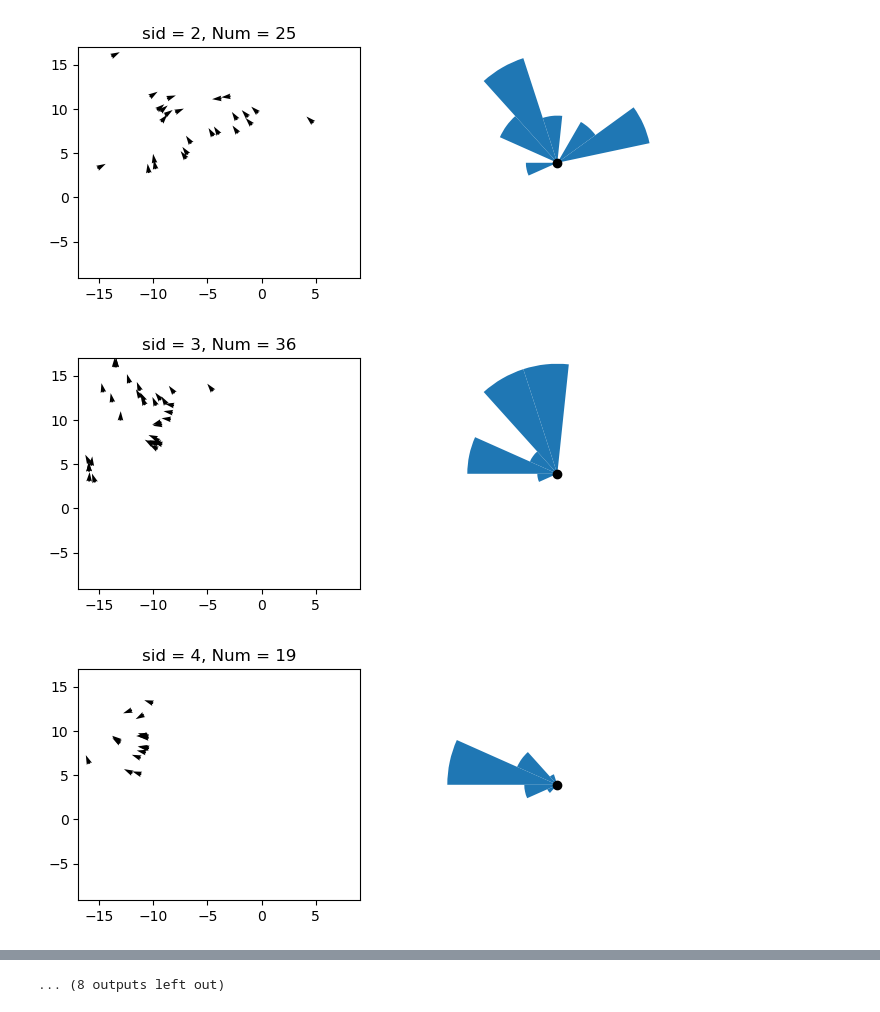
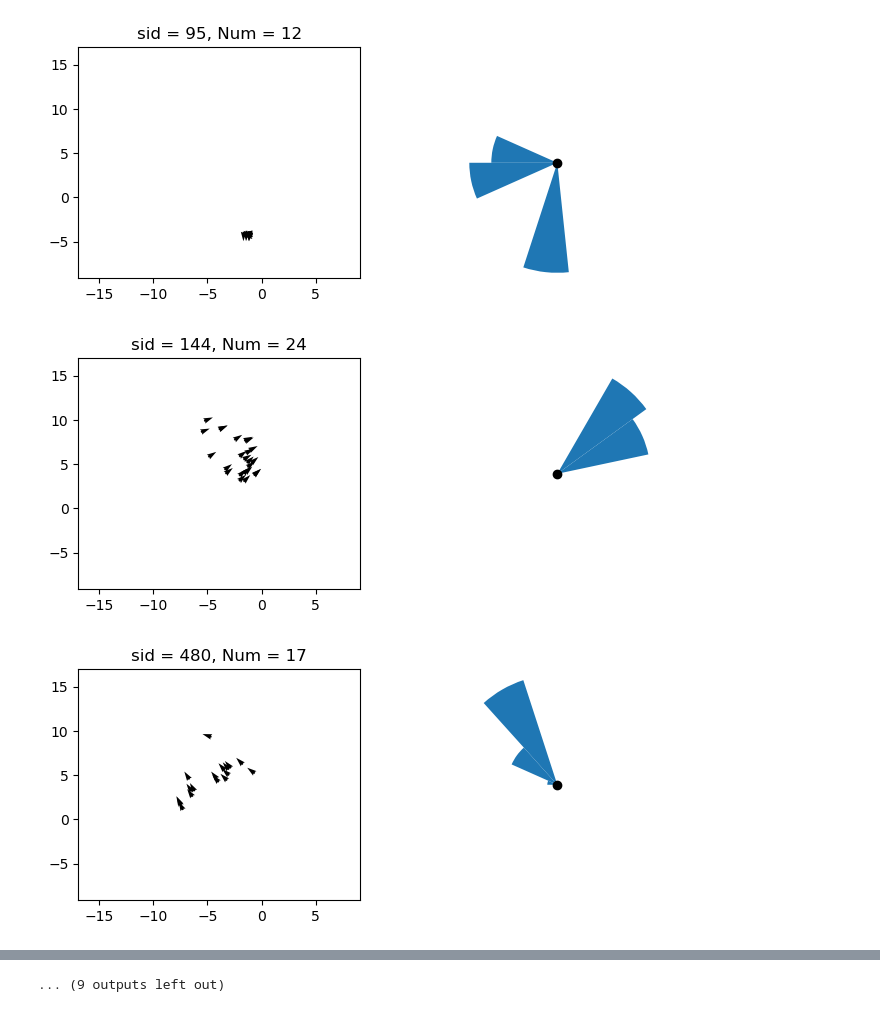
Before and after one commit to yyhhoi/HippoSLAM, a Jupyter notebook: controllers/hipposlam/UMAP_offline_state_specificity.ipynb, the cells around one changed output, grey strips where cells are left out. Drawn from its saved outputs; the diff is of its cells as text; code cells hidden in the pictures.

```diff
--- a/controllers/hipposlam/UMAP_offline_state_specificity.ipynb
+++ b/controllers/hipposlam/UMAP_offline_state_specificity.ipynb
@@ -130,11 +169,12 @@ unique_sids = np.unique(sid)
 np.random.seed(11)
 
 selected_sids = np.random.choice(len(unique_sids), 20, replace=False)
-# for sid_each in np.append(selected_sids, 0):
+
 aedges = np.linspace(-np.pi, np.pi, 16)
 axm = aedges[:-1]/ 2 + aedges[1:] / 2
 ax0_margin = 1
-for sid_each in np.arange(0, 20):
+for sid_each in np.append(selected_sids, 0):
+# for sid_each in np.arange(0, 20):
     mask = sid == sid_each
     xplot = x[mask]
     yplot = y[mask]
@@ -162,3 +202,3 @@ for sid_each in np.arange(0, 20):
-[figure, old version]
+[figure, new version]
-[figure, old version]
+[figure, new version]
-[figure, old version]
+[figure, new version]
@@ -172 +212 @@ for sid_each in np.arange(0, 20):
-... (8 outputs left out)
+... (9 outputs left out)
```
Also changed, not shown: parts of 9 cells of this notebook, 6 other files.
